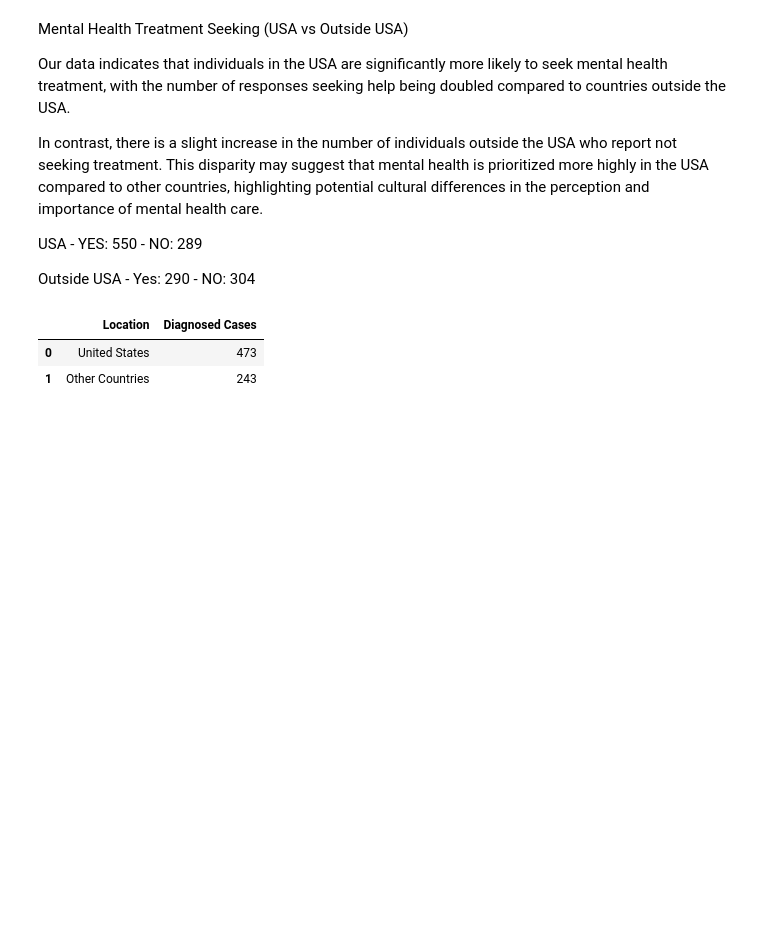
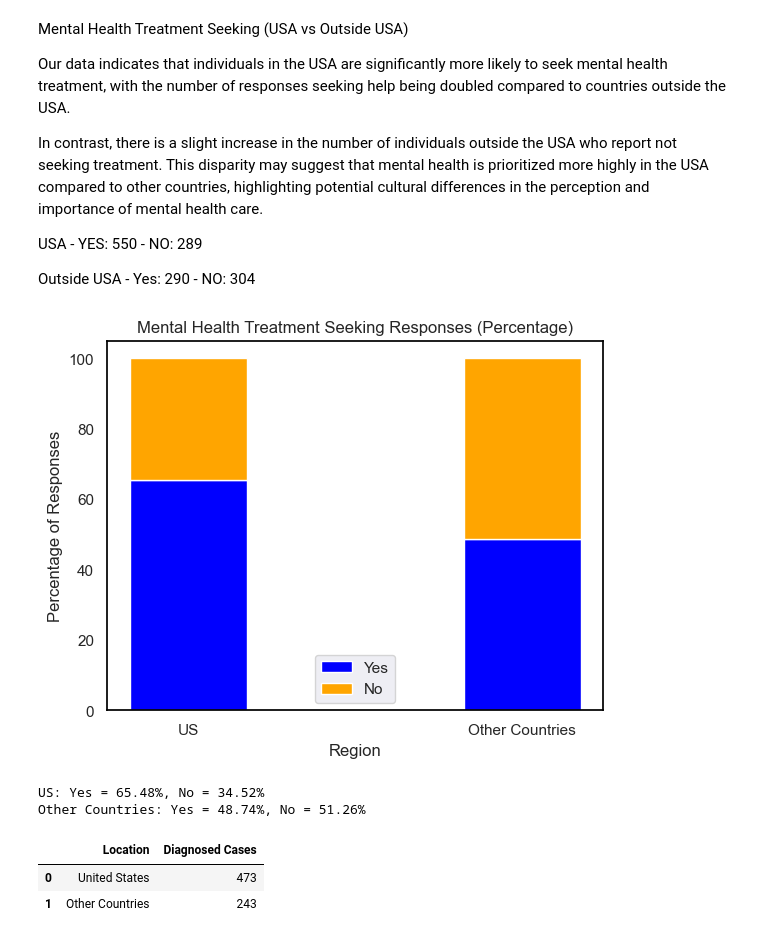
Before and after one commit to Keegawho198/Project-1_Mental-Health, a Jupyter notebook: Mental Health.ipynb, the cells around one changed output. Saved outputs shown, nothing was run; the diff lists cells and outputs as text; code cells hidden in the pictures; blank space fills up the shorter version.

Commit message:
Added percentages to first section

```diff
--- a/Mental Health.ipynb
+++ b/Mental Health.ipynb
@@ -314,3 +316,52 @@ Outside USA - Yes: 290 - NO: 304
+# %%
+labels = ['US', 'Other Countries']
+
+# Calculate total responses for percentage
+total_values = [yes + no for yes, no in zip(yes_values, no_values)]
+yes_percentages = [yes / total * 100 for yes, total in zip(yes_values, total_values)]
+no_percentages = [no / total * 100 for no, total in zip(no_values, total_values)]
+
+x = np.arange(len(labels))  # the label locations
+width = 0.35  # the width of the bars
+
+# Create a bar graph
+fig, ax = plt.subplots()
+fig.patch.set_facecolor('white')  # Set the figure background color to white
+ax.set_facecolor('white')
+
+# Set the border (spines) color to black
+for spine in ax.spines.values():
+    spine.set_edgecolor('black')
+
+bars1 = ax.bar(x, yes_percentages, width, label='Yes', color='blue')
+bars2 = ax.bar(x, no_percentages, width, bottom=yes_percentages, label='No', color='orange')
+
+# Add title and labels
+ax.set_title('Mental Health Treatment Seeking Responses (Percentage)')
+ax.set_xlabel('Region')
+ax.set_ylabel('Percentage of Responses')
+ax.set_xticks(x)
+ax.set_xticklabels(labels)
+ax.legend()
+
+# Add black grid lines
+#ax.yaxis.grid(True, color='black', linestyle='-', linewidth=0.5)  # Horizontal grid lines
+#ax.xaxis.grid(False)  # Disable vertical grid lines if not needed
+
+
+# Save graph as image
+plt.savefig("output/mental_health_treatment_responses_percentage.png")
+
+# Show the graph
+plt.show()
+# %% [output]
+[figure, added]
+# %%
+for label, yes_pct, no_pct in zip(labels, yes_percentages, no_percentages):
+    print(f"{label}: Yes = {yes_pct:.2f}%, No = {no_pct:.2f}%")
+# %% [output]
+US: Yes = 65.48%, No = 34.52%
+Other Countries: Yes = 48.74%, No = 51.26%
 # %%
 usa_diagnosed_data = us_data[(us_data['Location'] == 'United States of America') &
                          (us_data['Diagnosed by professional?'] == 'Yes')]
```
Also changed, not shown: parts of 1 cell of this notebook, 1 other file.
